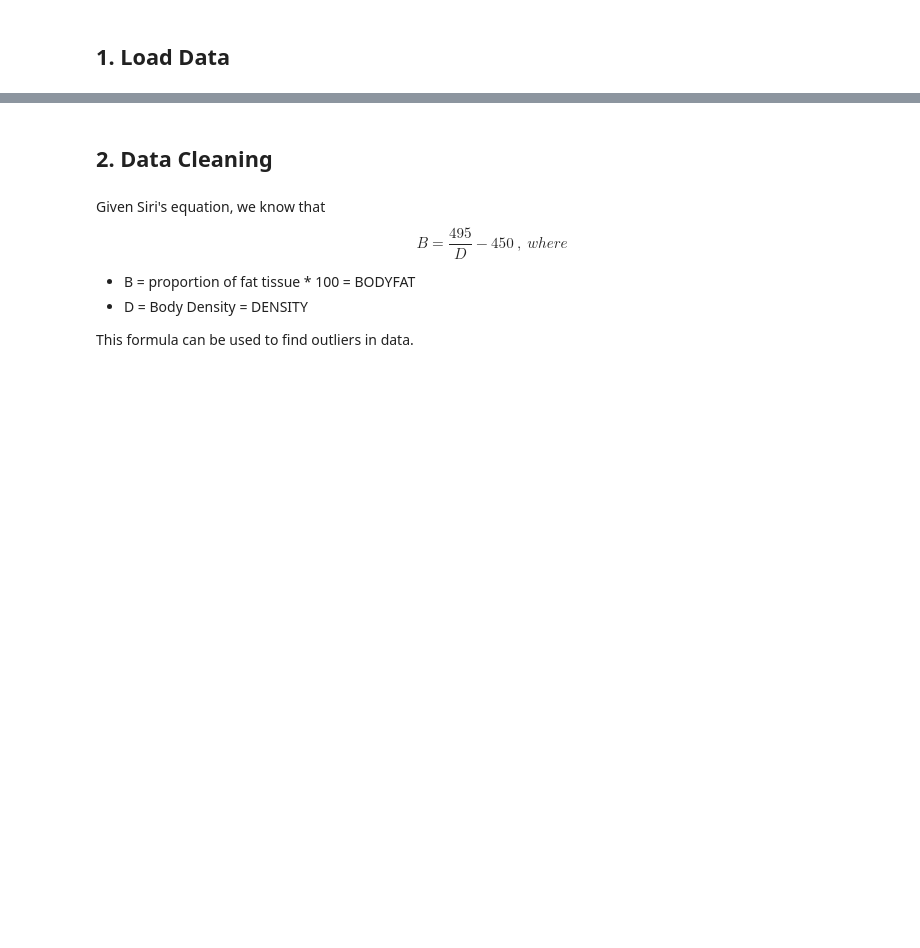
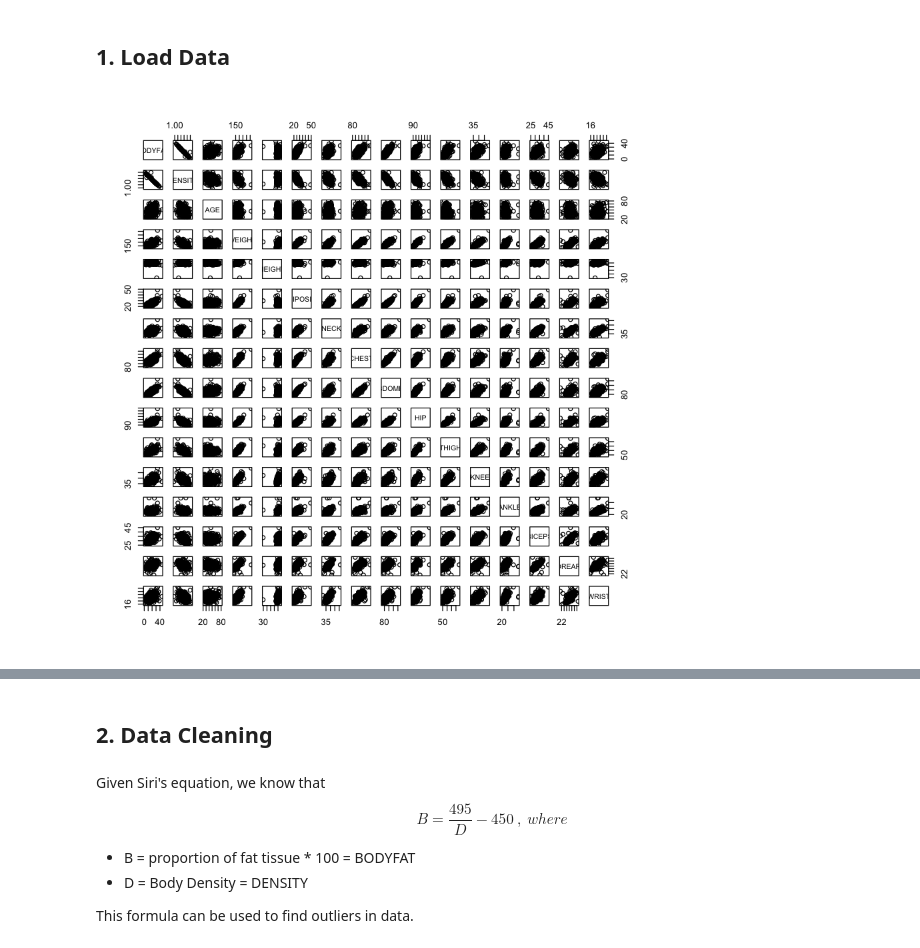
Before and after one commit to YezhouLi/628_Module_2, a Jupyter notebook: main.ipynb, the cells around one changed output, grey strips where cells are left out. Drawn from its saved outputs; the diff is of its cells as text; code cells hidden in the pictures; blank space fills up the shorter version.

```diff
--- a/main.ipynb
+++ b/main.ipynb
@@ -6,3 +6,7 @@ set.seed(1)
 dt.path = "Data/BodyFat.csv"
 dt.fat = read.csv(dt.path)
 body.fat = subset(dt.fat, select = c(-IDNO, -BODYFAT))
+# %%
+pairs( subset(dt.fat, select = c(-IDNO)) )
+# %% [output]
+[figure, added]
```
Also changed, not shown: parts of 9 cells of this notebook.
